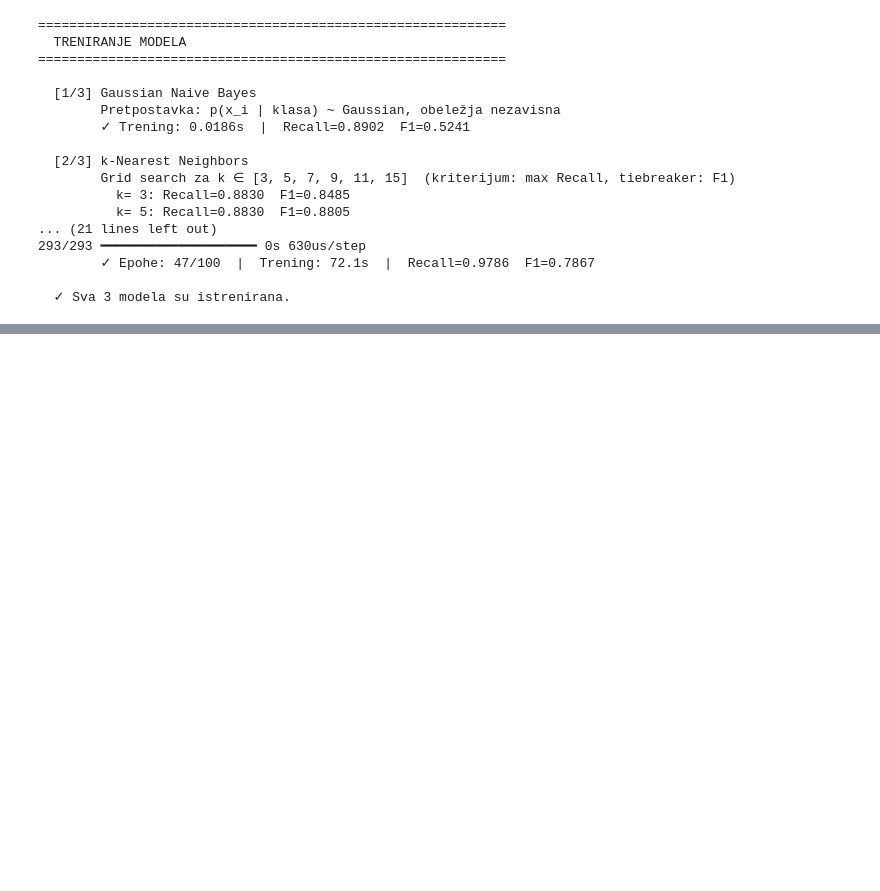
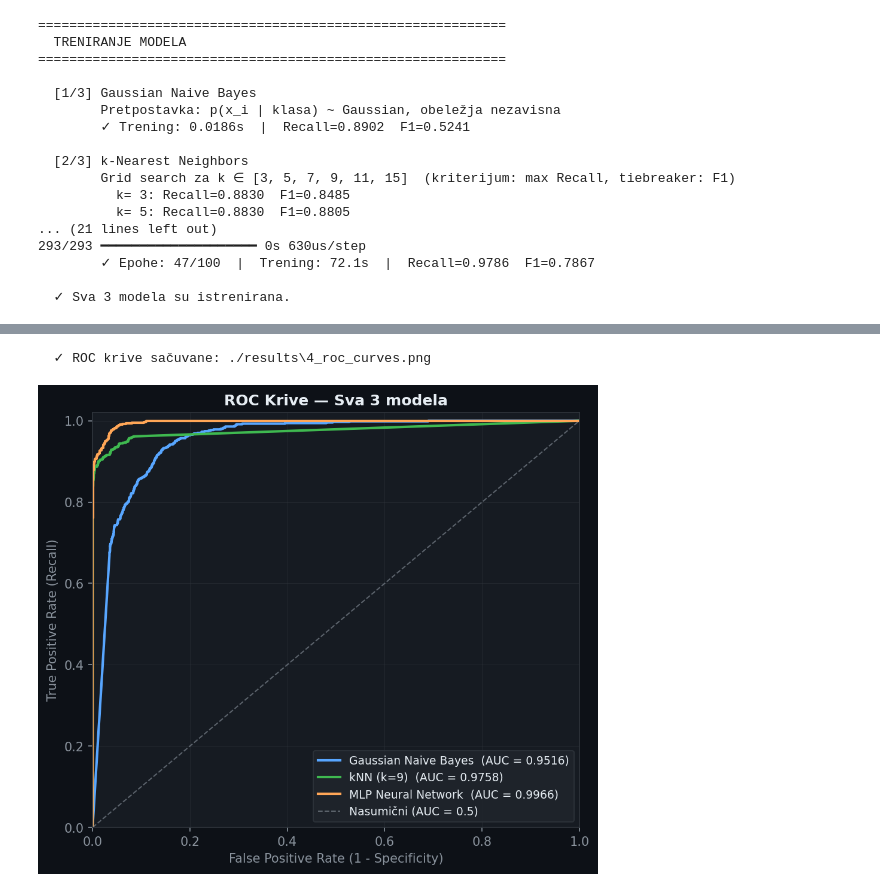
Before and after one commit to stefanftn/fall-detection, a Jupyter notebook: ri/src/projekat.ipynb, the cells around one changed output, grey strips where cells are left out. Saved outputs shown, nothing was run; the diff lists cells and outputs as text; code cells hidden in the pictures; blank space fills up the shorter version.

```diff
--- a/ri/src/projekat.ipynb
+++ b/ri/src/projekat.ipynb
@@ -256,0 +303,6 @@ print("\n  ✓ Sva 3 modela su istrenirana.")
+# %%
+plot_roc_curves(results_list, y_test, OUTPUT_DIR)
+display(Image(os.path.join(OUTPUT_DIR, '4_roc_curves.png'), width=560))
+# %% [output]
+  ✓ ROC krive sačuvane: ./results\4_roc_curves.png
+[figure, added]
```
Also changed, not shown: parts of 7 cells of this notebook, 1 other file.
